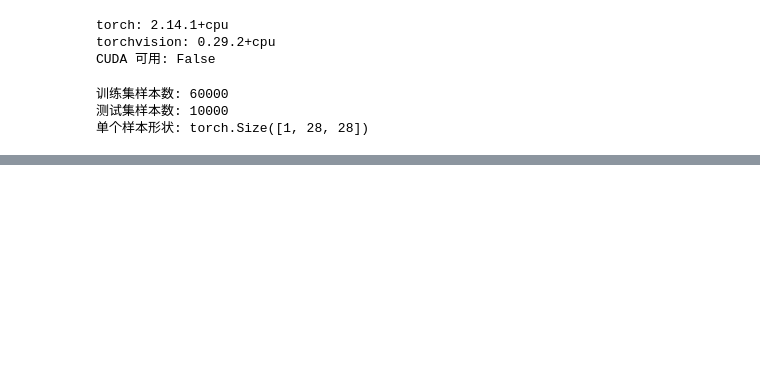
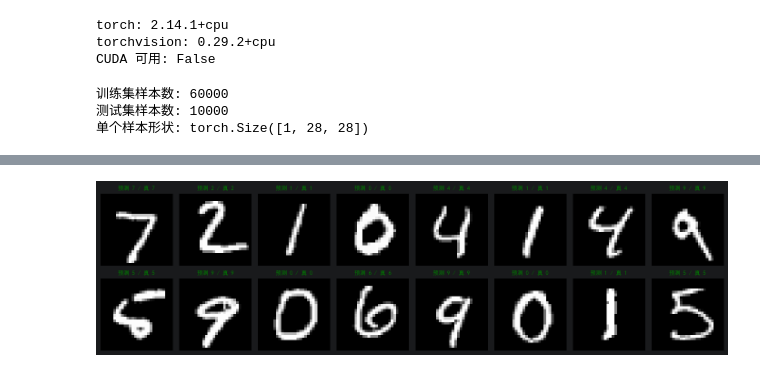
Before and after one commit to drawloong/MNIST, a Jupyter notebook: MNIST.ipynb, the cells around one changed output, grey strips where cells are left out. Saved outputs shown, nothing was run; the diff lists cells and outputs as text; code cells hidden in the pictures; blank space fills up the shorter version.

```diff
--- a/MNIST.ipynb
+++ b/MNIST.ipynb
@@ -34,0 +121,11 @@ print('单个样本形状:', train_dataset[0][0].shape)
+# %%
+device = torch.device('cuda' if torch.cuda.is_available() else 'cpu')
+print('使用的设备:', device)
+
+BATCH_SIZE = 128
+train_loader = DataLoader(train_dataset, batch_size=BATCH_SIZE, shuffle=True, num_workers=0)
+test_loader = DataLoader(test_dataset, batch_size=BATCH_SIZE, shuffle=False, num_workers=0)
+
+model = model.to(device)
+criterion = nn.CrossEntropyLoss()
+optimizer = optim.Adam(model.parameters(), lr=1e-3)
@@ -34,0 +208,17 @@ print('单个样本形状:', train_dataset[0][0].shape)
+# %%
+# 可视化一批预测结果（绿色=预测正确，红色=预测错误）
+model.eval()
+images, labels = next(iter(test_loader))
+with torch.no_grad():
+    preds = model(images.to(device)).argmax(dim=1).cpu()
+
+fig, axes = plt.subplots(2, 8, figsize=(14, 4))
+for i, ax in enumerate(axes.flat):
+    ax.imshow(images[i].squeeze(), cmap='gray')
+    color = 'green' if preds[i] == labels[i] else 'red'
+    ax.set_title(f'预测 {preds[i].item()} / 真 {labels[i].item()}', color=color, fontsize=9)
+    ax.axis('off')
+plt.tight_layout()
+plt.show()
+# %% [output]
+[figure, added]
```
Also changed, not shown: parts of 16 cells of this notebook, 1 other file.
